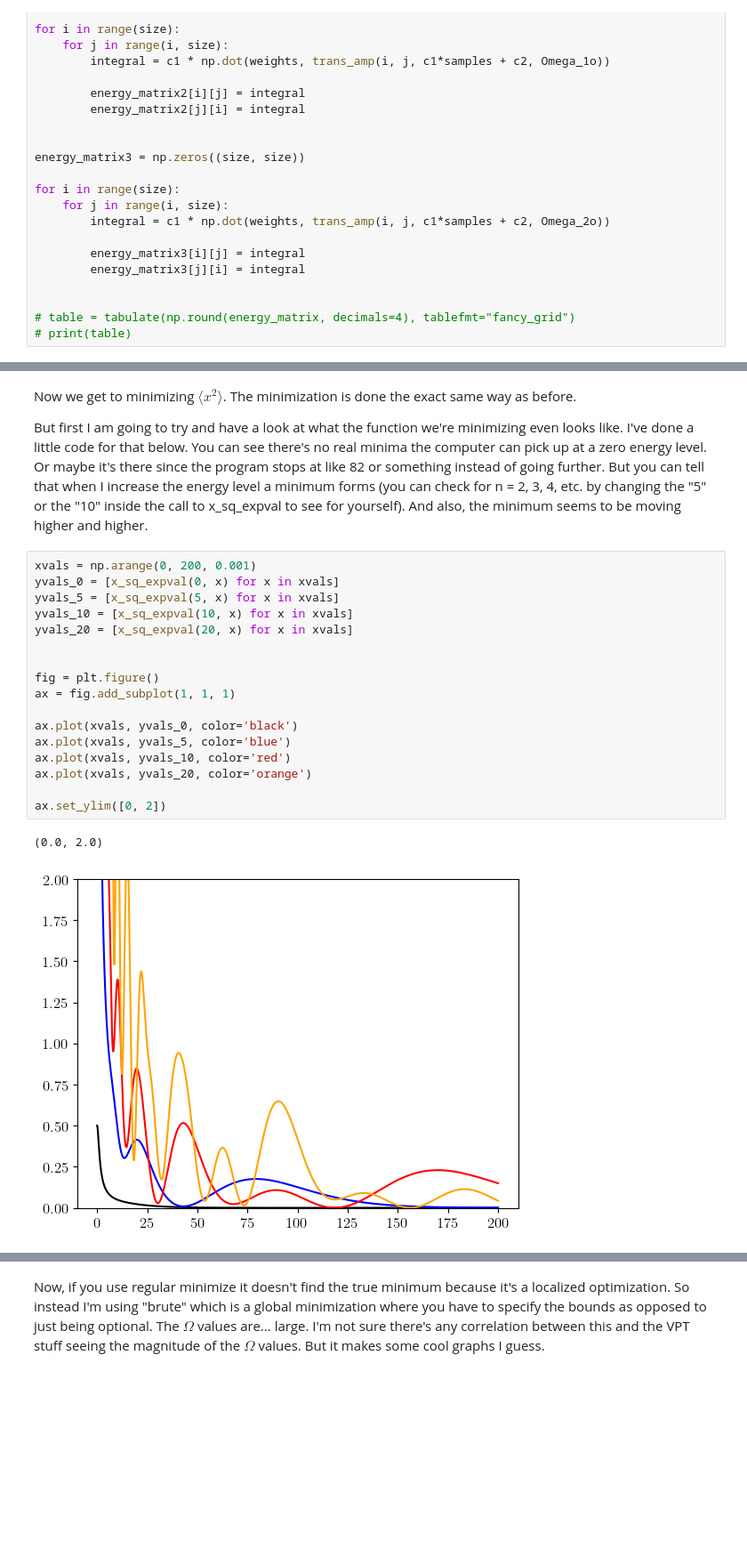
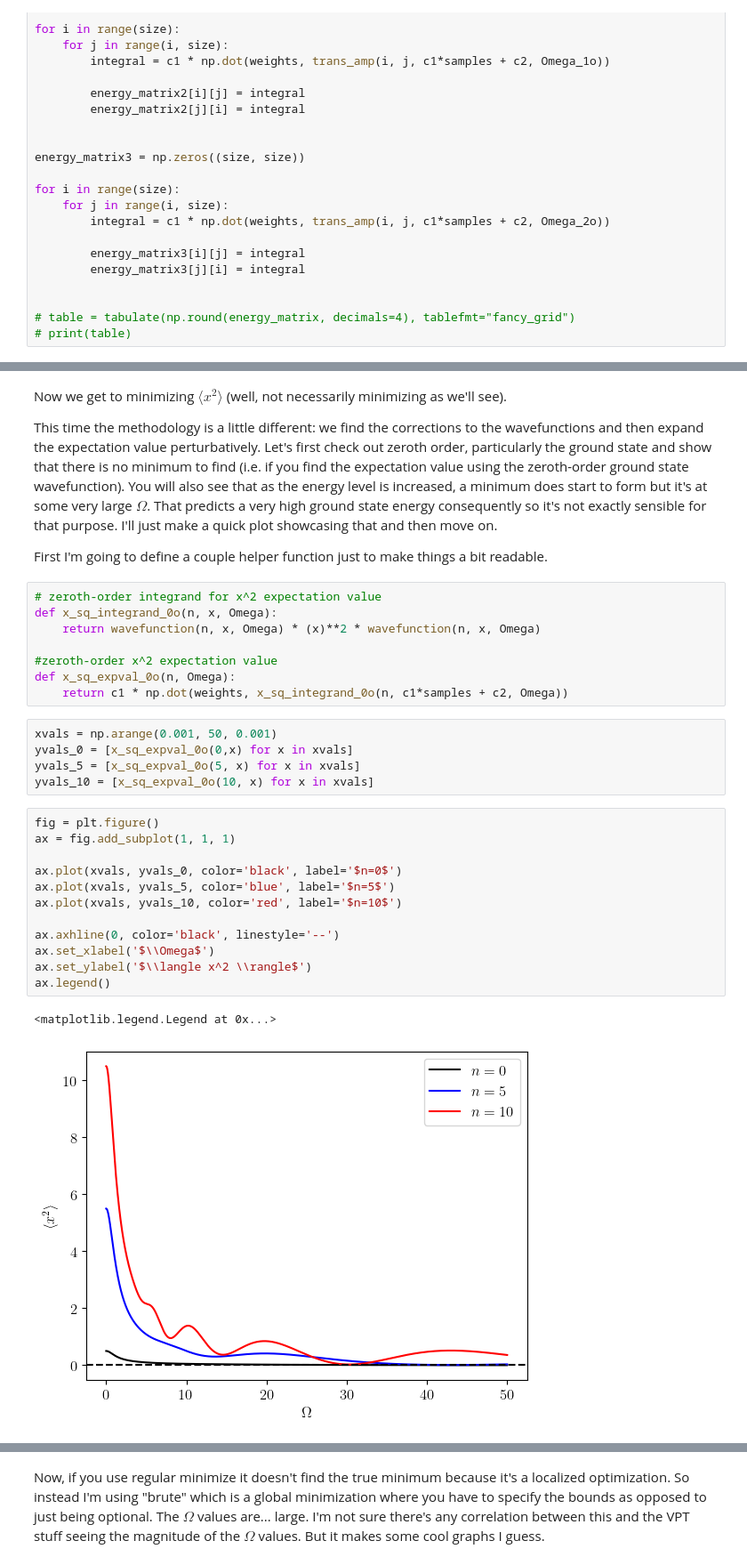
Before and after one commit to ihatebananas/Summer_Research, a Jupyter notebook: higher_energy_vpt.ipynb, the cells around one changed output, grey strips where cells are left out. Shown at 89% size. Drawn from its saved outputs; the diff is of its cells as text; blank space fills up the shorter version.

```diff
--- a/higher_energy_vpt.ipynb
+++ b/higher_energy_vpt.ipynb
@@ -191,26 +184,36 @@ plt.show()
 # %% [output]
 [figure]
 # %% [markdown]
-Now we get to minimizing  $\langle x^2 \rangle$. The minimization is done the exact same way as before.
+Now we get to minimizing  $\langle x^2 \rangle$ (well, not necessarily minimizing as we'll see).
 
-But first I am going to try and have a look at what the function we're minimizing even looks like. I've done a little code for that below. You can see there's no real minima the computer can pick up at a zero energy level. Or maybe it's there since the program stops at like 82 or something instead of going further. But you can tell that when I increase the energy level a minimum forms (you can check for n = 2, 3, 4, etc. by changing the "5" or the "10" inside the call to x_sq_expval to see for yourself). And also, the minimum seems to be moving higher and higher.
+This time the methodology is a little different: we find the corrections to the wavefunctions and then expand the expectation value perturbatively. Let's first check out zeroth order, particularly the ground state and show that there is no minimum to find (i.e. if you find the expectation value using the zeroth-order ground state wavefunction). You will also see that as the energy level is increased, a minimum does start to form but it's at some very large $\Omega$. That predicts a very high ground state energy consequently so it's not exactly sensible for that purpose. I'll just make a quick plot showcasing that and then move on.
+
+First I'm going to define a couple helper function just to make things a bit readable.
+# %%
+# zeroth-order integrand for x^2 expectation value
+def x_sq_integrand_0o(n, x, Omega):
+    return wavefunction(n, x, Omega) * (x)**2 * wavefunction(n, x, Omega)
+
+#zeroth-order x^2 expectation value
+def x_sq_expval_0o(n, Omega):
+    return c1 * np.dot(weights, x_sq_integrand_0o(n, c1*samples + c2, Omega))
 # %%
-xvals = np.arange(0, 200, 0.001)
-yvals_0 = [x_sq_expval(0, x) for x in xvals]
-yvals_5 = [x_sq_expval(5, x) for x in xvals]
-yvals_10 = [x_sq_expval(10, x) for x in xvals]
-yvals_20 = [x_sq_expval(20, x) for x in xvals]
-
-
-fig = plt.figure()
-ax = fig.add_subplot(1, 1, 1)
-
-ax.plot(xvals, yvals_0, color='black')
-ax.plot(xvals, yvals_5, color='blue')
-ax.plot(xvals, yvals_10, color='red')
-ax.plot(xvals, yvals_20, color='orange')
-
-ax.set_ylim([0, 2])
+xvals = np.arange(0.001, 50, 0.001)
+yvals_0 = [x_sq_expval_0o(0,x) for x in xvals]
+yvals_5 = [x_sq_expval_0o(5, x) for x in xvals]
+yvals_10 = [x_sq_expval_0o(10, x) for x in xvals]
-# %% [output]
-(0.0, 2.0)
-[figure, removed]
+# %%
+fig = plt.figure()
+ax = fig.add_subplot(1, 1, 1)
+
+ax.plot(xvals, yvals_0, color='black', label='$n=0$')
+ax.plot(xvals, yvals_5, color='blue', label='$n=5$')
+ax.plot(xvals, yvals_10, color='red', label='$n=10$')
+
+ax.axhline(0, color='black', linestyle='--')
+ax.set_xlabel('$\\Omega$')
+ax.set_ylabel('$\\langle x^2 \\rangle$')
+ax.legend()
+# %% [output]
+<matplotlib.legend.Legend at 0x...>
+[figure, added]
```
Also changed, not shown: parts of 18 cells of this notebook.
